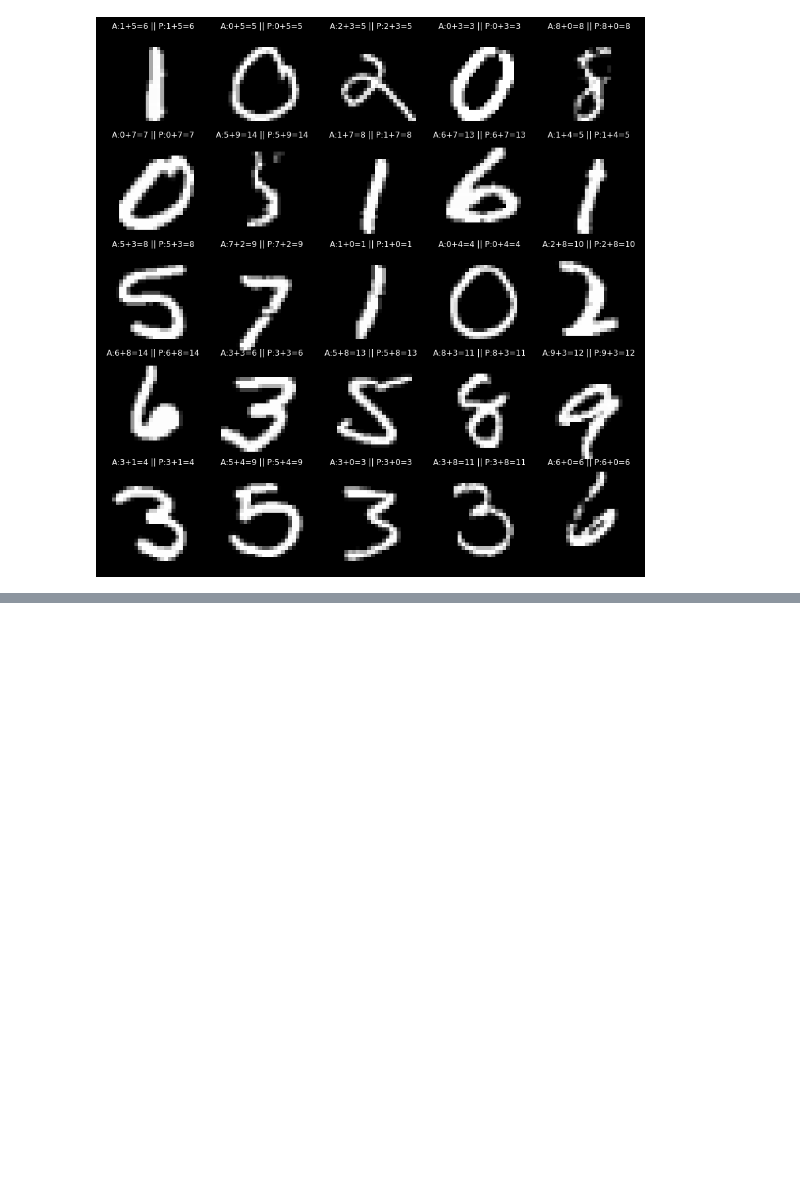
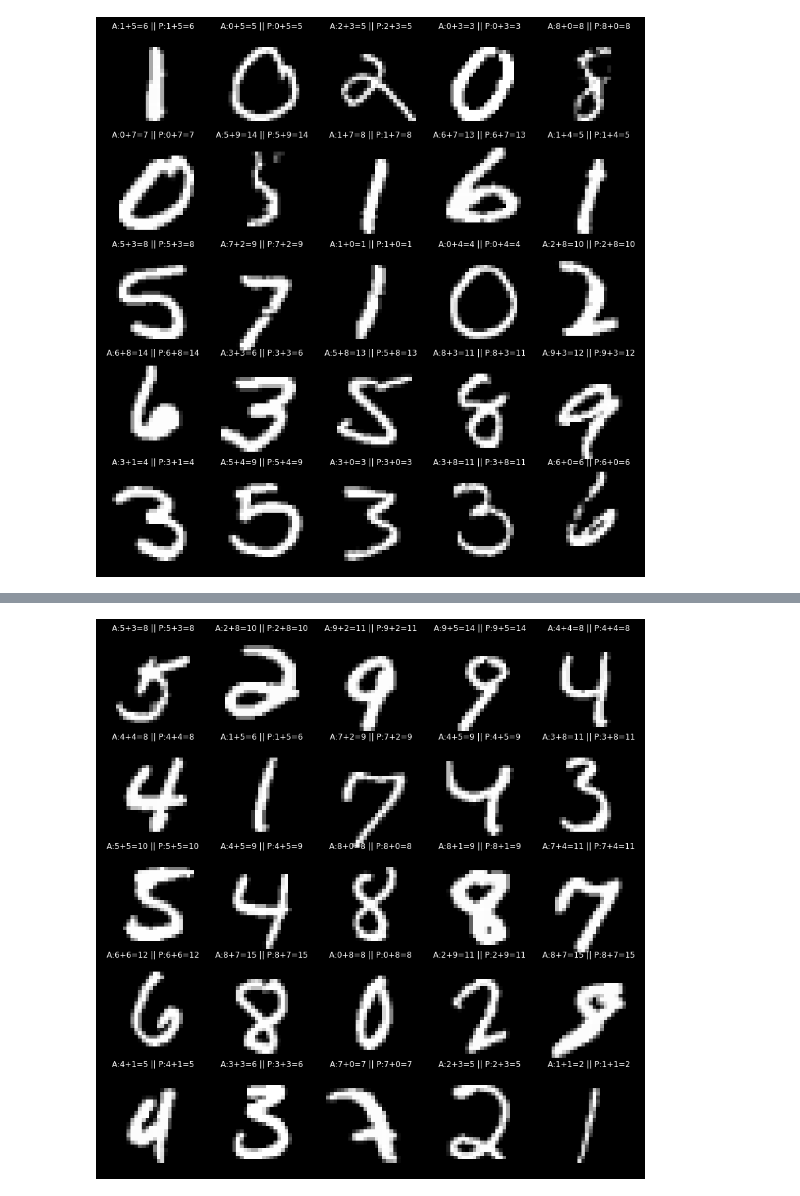
Before and after one commit to NarutoScoo/EVA6, a Jupyter notebook: Assignments/Assignment 3/Assignment 3 - Custom Neural Network.ipynb, the cells around one changed output, grey strips where cells are left out. Cells and saved outputs as stored; diff of their text form; code cells hidden in the pictures; blank space fills up the shorter version.

```diff
--- a/Assignments/Assignment 3/Assignment 3 - CustomNeural Network.ipynb
+++ b/Assignments/Assignment 3/Assignment 3 - Custom Neural Network.ipynb
@@ -800,0 +1043,24 @@ for ax, batch in zip (grid, test_loader):
+# %%
+# Display sample results from the test set
+fig = plt.figure(figsize=(15, 15))
+grid = ImageGrid(fig, 111,
+                nrows_ncols=(5, 5),
+                axes_pad=0.1)
+
+for ax, batch in zip (grid, test_loader):
+    # Get a random index
+    idx = torch.randint (low=0, high=batch_size, size=(1,)) [0]
+
+    # Get the image and label
+    img, rand_no, label, result = batch [0][idx], batch [1][idx], batch [2][idx], batch [3][idx]
+
+    # Get predictions
+    digit_pred, result_sum = merged_model (img.view (-1, 1, 28, 28).to (device), rand_no.to (device))
+
+    # Display the image with the label
+    ax.imshow (img.view (28, 28), cmap='gray')
+    ax.set_title (f'A:{torch.argmax(label)}+{torch.argmax(rand_no)}={torch.argmax(result)} || ' +\
+                  f'P:{torch.argmax(digit_pred)}+{torch.argmax(rand_no)}={torch.argmax(result_sum)}')
+    ax.axis ('off');
+# %% [output]
+[figure, added]
```
Also changed, not shown: parts of 10 cells of this notebook, 4 other files.
